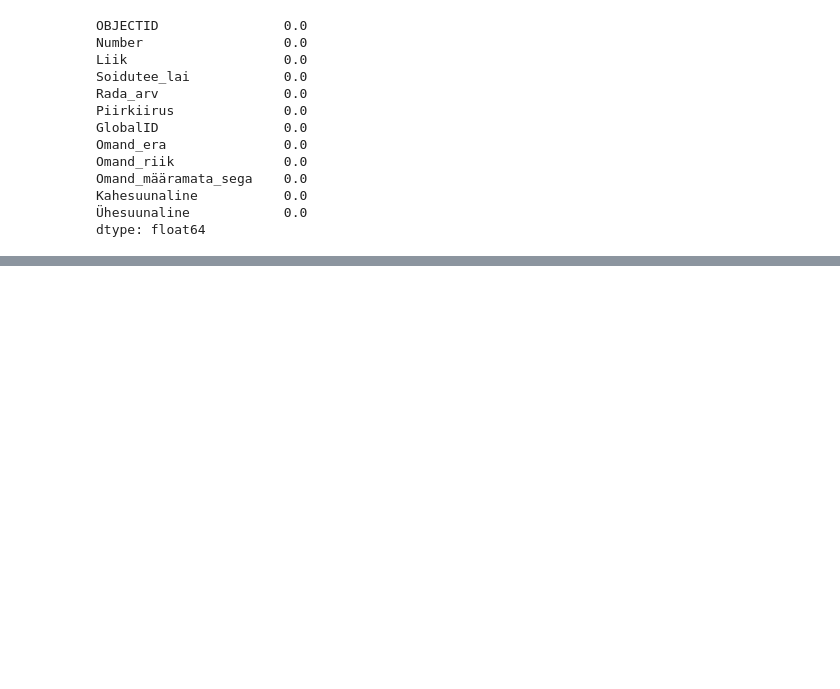
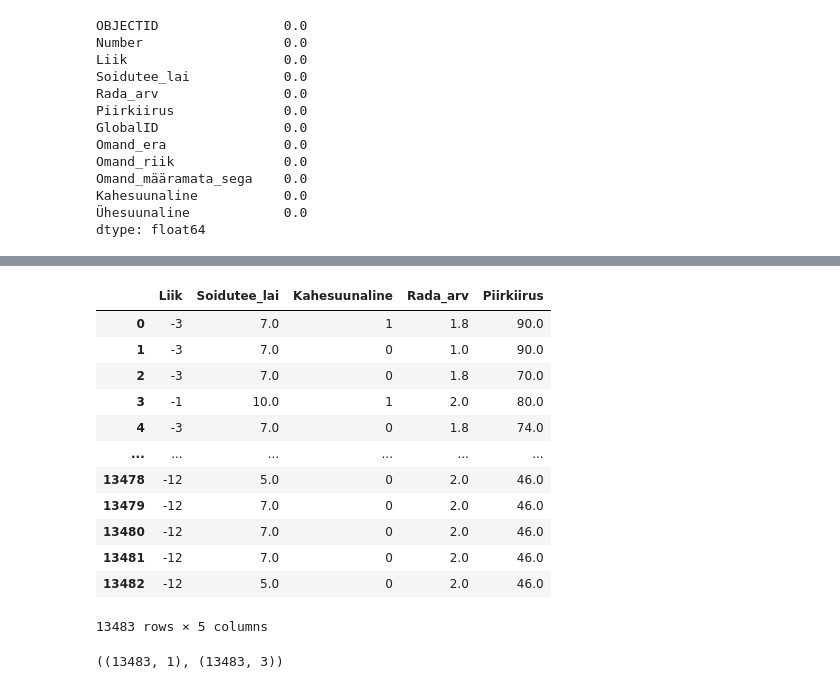
Before and after one commit to m-tarro/ml2022-project, a Jupyter notebook: ML_Project_(P14).ipynb, the cells around one changed output, grey strips where cells are left out. Saved outputs shown, nothing was run; the diff lists cells and outputs as text; code cells hidden in the pictures; blank space fills up the shorter version.

```diff
--- a/ML_Project_(P14).ipynb
+++ b/ML_Project_(P14).ipynb
@@ -634,0 +678,31 @@ files.download('test_numeric.csv')
+# %%
+df_pca_testing = df_one_hot[variables].drop(['Omand_era','Omand_määramata_sega','Ühesuunaline','Omand_riik'],axis=1)
+df_pca_testing['Liik'] *= -1
+df_pca_testing
+# %% [output]
+|  | Liik | Soidutee_lai | Kahesuunaline | Rada_arv | Piirkiirus |
+| 0 | -3 | 7.0 | 1 | 1.8 | 90.0 |
+| 1 | -3 | 7.0 | 0 | 1.0 | 90.0 |
+| 2 | -3 | 7.0 | 0 | 1.8 | 70.0 |
+| 3 | -1 | 10.0 | 1 | 2.0 | 80.0 |
+| 4 | -3 | 7.0 | 0 | 1.8 | 74.0 |
+| ... | ... | ... | ... | ... | ... |
+| 13478 | -12 | 5.0 | 0 | 2.0 | 46.0 |
+| 13479 | -12 | 7.0 | 0 | 2.0 | 46.0 |
+| 13480 | -12 | 7.0 | 0 | 2.0 | 46.0 |
+| 13481 | -12 | 7.0 | 0 | 2.0 | 46.0 |
+| 13482 | -12 | 5.0 | 0 | 2.0 | 46.0 |
+13483 rows × 5 columns
+# %%
+from sklearn.decomposition import PCA
+
+df_pca_testing = df_one_hot[variables].drop(['Omand_era','Omand_määramata_sega','Ühesuunaline'],axis=1)
+df_pca_testing['Liik'] *= -1
+
+pca95 = PCA(0.95,whiten=True).fit(df_pca_testing)
+df_one_hot_pca95 = pca95.transform(df_pca_testing)
+pca99 = PCA(0.99,whiten=True).fit(df_pca_testing)
+df_one_hot_pca99 = pca99.transform(df_pca_testing)
+df_one_hot_pca95.shape,df_one_hot_pca99.shape
+# %% [output]
+((13483, 1), (13483, 3))
```
Also changed, not shown: parts of 10 cells of this notebook.
